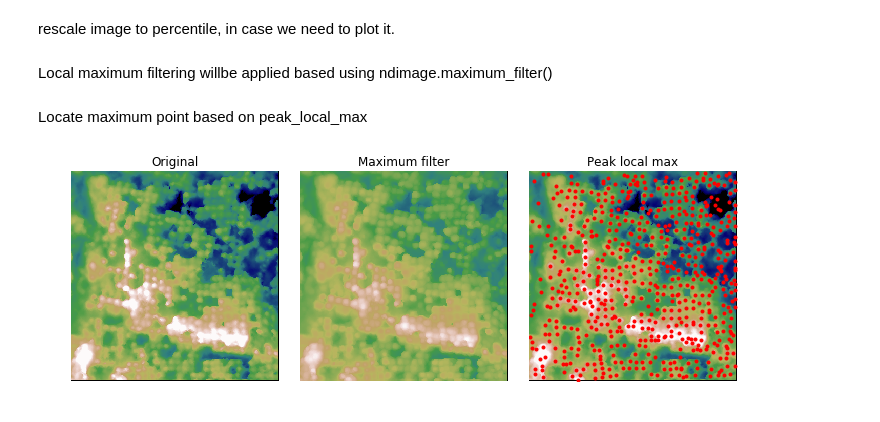
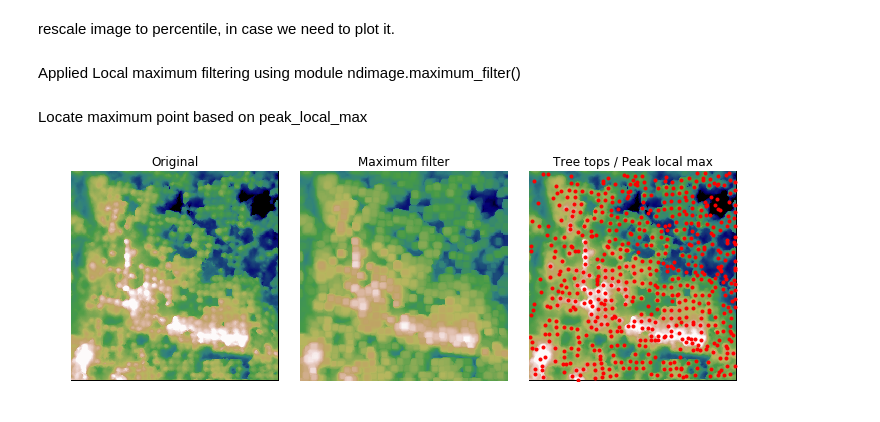
Before and after one commit to wslerry/Python_Tree_Counting, a Jupyter notebook: Tree_counting_notebook.ipynb, the cells around one changed output. Saved outputs shown, nothing was run; the diff lists cells and outputs as text; code cells hidden in the pictures.

```diff
--- a/Tree_counting_notebook.ipynb
+++ b/Tree_counting_notebook.ipynb
@@ -24,9 +24,9 @@ rescale image to percentile, in case we need to plot it.
 p2, p98 = np.percentile(img, (2, 98))
 img_rescale = exposure.rescale_intensity(image, in_range=(p2, p98))
 # %% [markdown]
-Local maximum filtering willbe applied based using ndimage.maximum_filter()
+Applied Local maximum filtering using module ndimage.maximum_filter()
 # %%
-image_max = ndi.maximum_filter(image, size=3, mode='constant')
+image_max = ndi.maximum_filter(image, size=7, mode='constant')
 # %% [markdown]
 Locate maximum point based on peak_local_max
 # %%
@@ -36,22 +36,22 @@ y=coordinates[:, 0]
 # %%
 fig, axes = plt.subplots(1, 3, figsize=(10, 10), sharex=True, sharey=True)
 cmap=plt.cm.gist_earth
 ax = axes.ravel()
 ax[0].imshow(img_rescale, cmap)
 ax[0].axis('off')
 ax[0].set_title('Original')
 
 ax[1].imshow(image_max, cmap)
 ax[1].axis('off')
 ax[1].set_title('Maximum filter')
 
 ax[2].imshow(img_rescale, cmap)
 ax[2].autoscale(False)
 ax[2].plot(X,y, 'r.')
 ax[2].axis('off')
-ax[2].set_title('Peak local max')
+ax[2].set_title('Tree tops / Peak local max')
 
 fig.tight_layout()
 plt.show()
 # %% [output]
-[figure, old version]
+[figure, new version]
```
